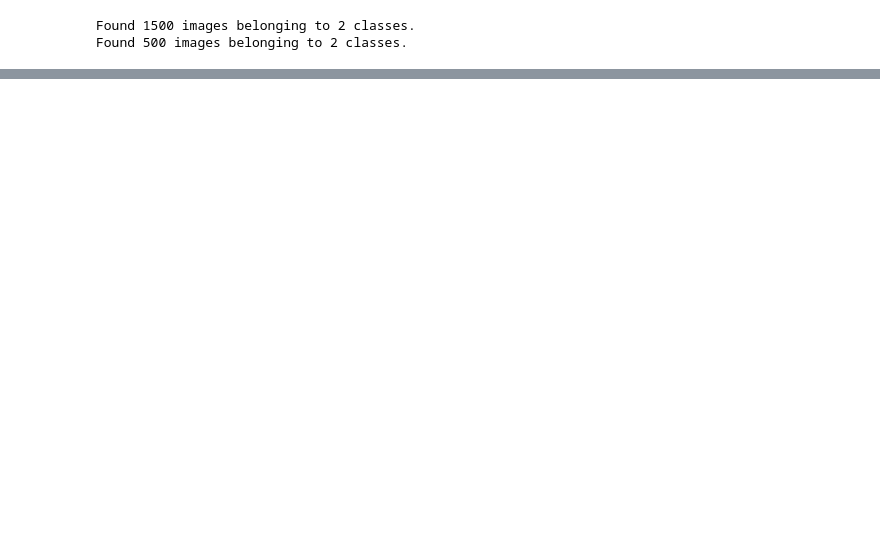
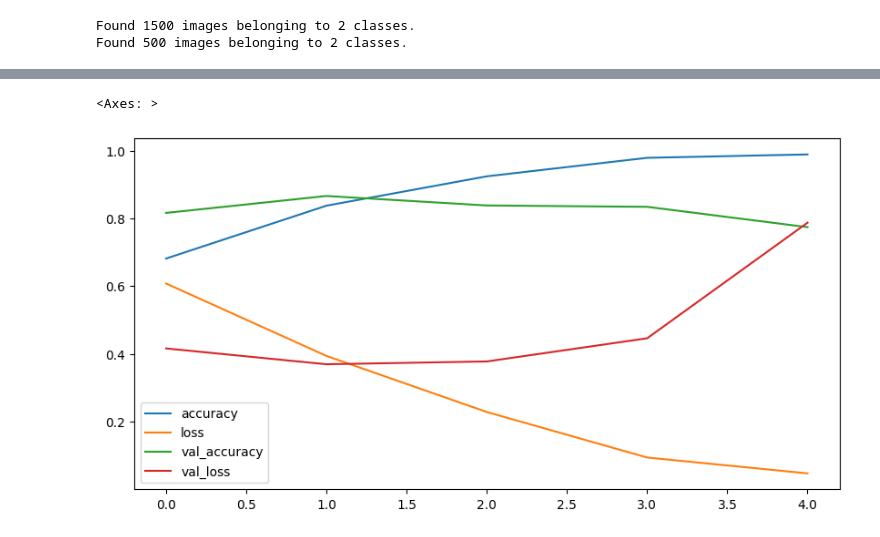
Before and after one commit to kuanmol/aimldl, a Jupyter notebook: TENSORFLOW/cnn computer vision.ipynb, the cells around one changed output, grey strips where cells are left out. Cells and saved outputs as stored; diff of their text form; code cells hidden in the pictures; blank space fills up the shorter version.

```diff
--- a/TENSORFLOW/cnn computer vision.ipynb
+++ b/TENSORFLOW/cnn computer vision.ipynb
@@ -218,0 +300,22 @@ Epoch 5/5
+# %%
+from keras.api.layers import Dropout, Flatten, Dense, Conv2D, MaxPooling2D
+from keras.api.models import Sequential
+from keras.api.optimizers import Adam
+from keras.api.losses import binary_crossentropy
+
+model4 = Sequential([
+    Conv2D(filters=10,
+           kernel_size=(3,3),
+           strides=(1,1),
+           padding='valid',
+           activation='relu',
+           input_shape=(224, 224, 3)),  # input layer (specify input shape)
+    Conv2D(10, 3, activation='relu'),
+    Conv2D(10, 3, activation='relu'),
+    Flatten(),
+    Dense(1, activation='sigmoid')
+])
+
+model4.compile(optimizer=Adam(), loss=binary_crossentropy, metrics=['accuracy'])
+his4 = model4.fit(train_data, epochs=5, steps_per_epoch=len(train_data),
+                  validation_data=valid_data, validation_steps=len(valid_data), verbose=2)
@@ -218,0 +333,7 @@ Epoch 5/5
+# %%
+import matplotlib.pyplot as plt
+import pandas as pd
+pd.DataFrame(his4.history).plot(figsize=(10, 5))
+# %% [output]
+<Axes: >
+[figure, added]
```
Also changed, not shown: parts of 27 cells of this notebook.
